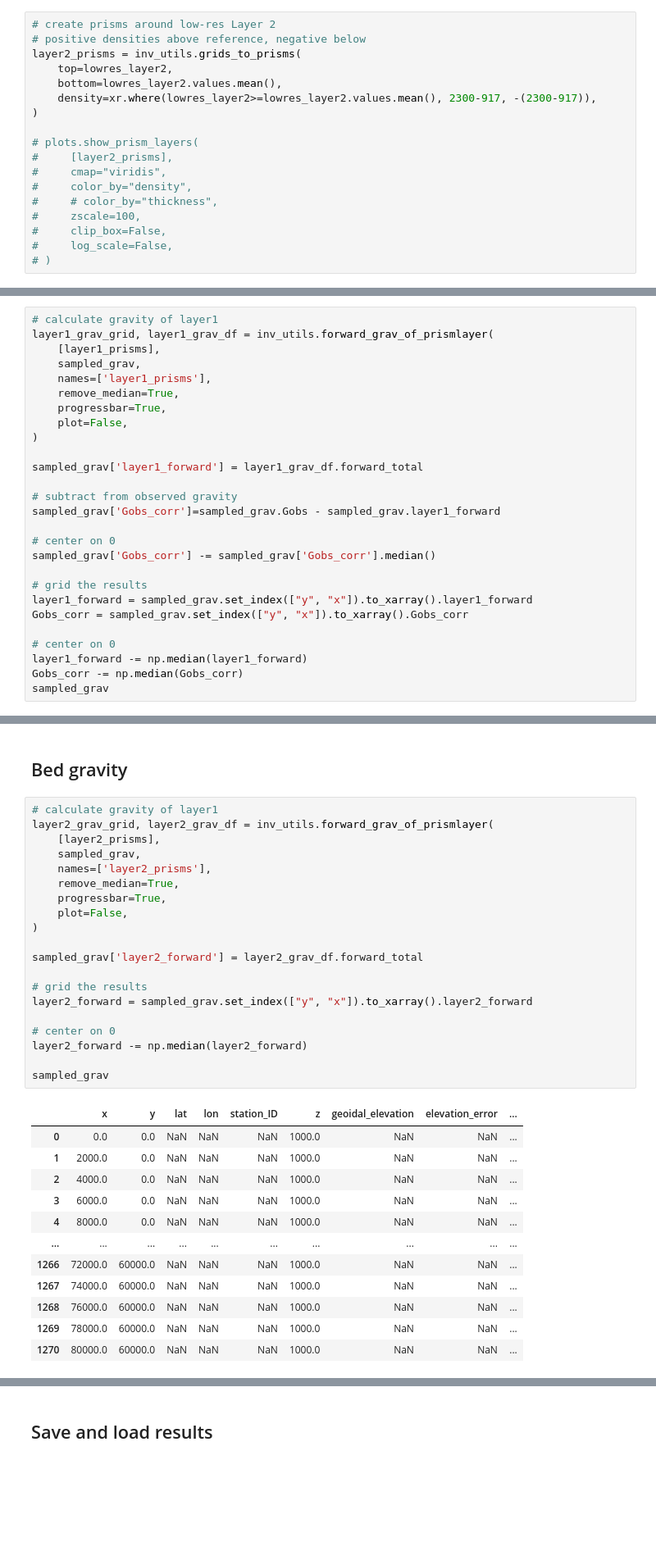
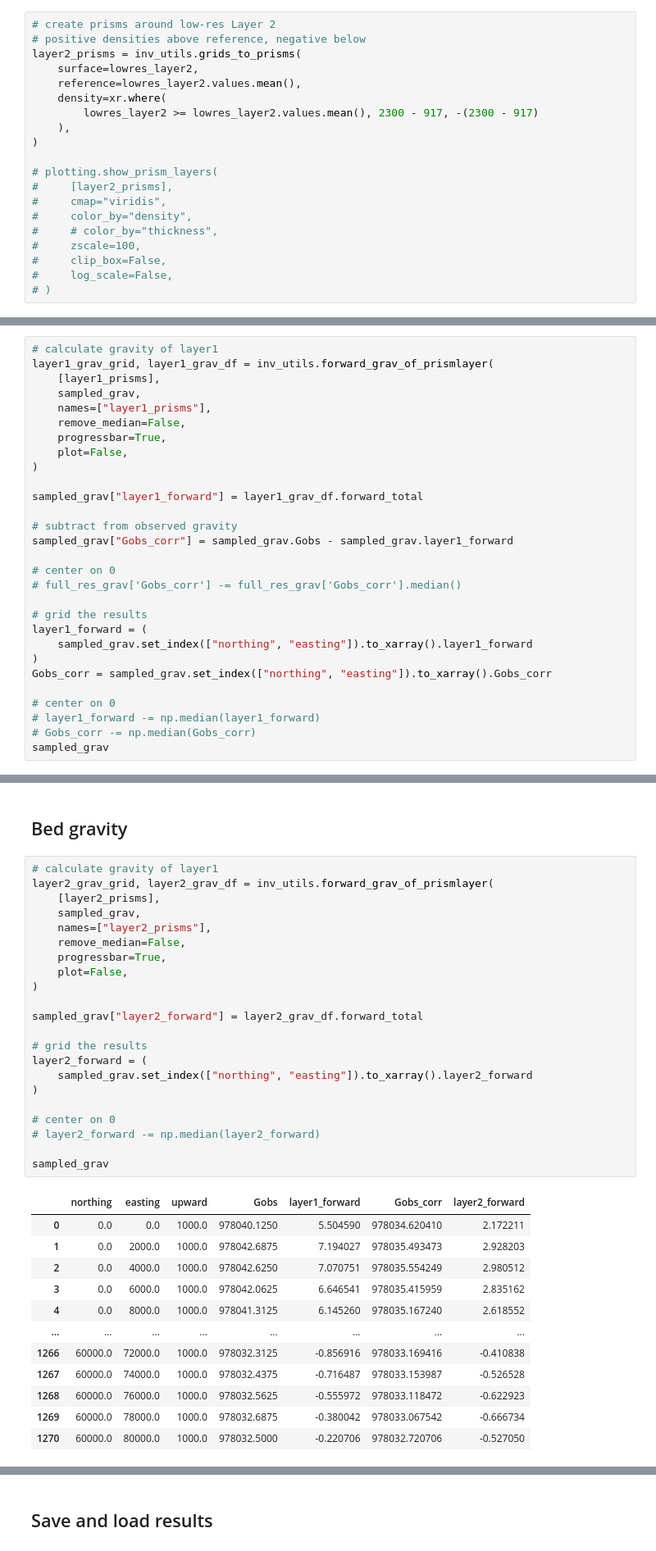
Before and after one commit to mdtanker/RIS_gravity_inversion, a Jupyter notebook: notebooks/synthetic_inversion_2layer.ipynb, the cells around one changed output, grey strips where cells are left out. Shown at 82% size. Cells and saved outputs as stored; diff of their text form; blank space fills up the shorter version.

```diff
--- a/notebooks/synthetic_inversion_2layer.ipynb
+++ b/notebooks/synthetic_inversion_2layer.ipynb
@@ -418,12 +410,14 @@ To determine $G_{misfit}$, we need to forward model the gravitational effect of
 # create prisms around low-res Layer 2
 # positive densities above reference, negative below
 layer2_prisms = inv_utils.grids_to_prisms(
-    top=lowres_layer2,
-    bottom=lowres_layer2.values.mean(),
-    density=xr.where(lowres_layer2>=lowres_layer2.values.mean(), 2300-917, -(2300-917)),
+    surface=lowres_layer2,
+    reference=lowres_layer2.values.mean(),
+    density=xr.where(
+        lowres_layer2 >= lowres_layer2.values.mean(), 2300 - 917, -(2300 - 917)
+    ),
 )
 
-# plots.show_prism_layers(
+# plotting.show_prism_layers(
 #     [layer2_prisms],
 #     cmap="viridis",
 #     color_by="density",
@@ -962,26 +1550,28 @@ plots.plot_best_inversion(
 layer1_grav_grid, layer1_grav_df = inv_utils.forward_grav_of_prismlayer(
     [layer1_prisms],
     sampled_grav,
-    names=['layer1_prisms'],
-    remove_median=True,
+    names=["layer1_prisms"],
+    remove_median=False,
     progressbar=True,
     plot=False,
 )
 
-sampled_grav['layer1_forward'] = layer1_grav_df.forward_total
+sampled_grav["layer1_forward"] = layer1_grav_df.forward_total
 
 # subtract from observed gravity
-sampled_grav['Gobs_corr']=sampled_grav.Gobs - sampled_grav.layer1_forward
+sampled_grav["Gobs_corr"] = sampled_grav.Gobs - sampled_grav.layer1_forward
 
 # center on 0
-sampled_grav['Gobs_corr'] -= sampled_grav['Gobs_corr'].median()
+# full_res_grav['Gobs_corr'] -= full_res_grav['Gobs_corr'].median()
 
 # grid the results
-layer1_forward = sampled_grav.set_index(["y", "x"]).to_xarray().layer1_forward
-Gobs_corr = sampled_grav.set_index(["y", "x"]).to_xarray().Gobs_corr
+layer1_forward = (
+    sampled_grav.set_index(["northing", "easting"]).to_xarray().layer1_forward
+)
+Gobs_corr = sampled_grav.set_index(["northing", "easting"]).to_xarray().Gobs_corr
 
 # center on 0
-layer1_forward -= np.median(layer1_forward)
-Gobs_corr -= np.median(Gobs_corr)
+# layer1_forward -= np.median(layer1_forward)
+# Gobs_corr -= np.median(Gobs_corr)
 sampled_grav
 # %% [output]
@@ -1059,33 +1593,35 @@ To determine $G_{misfit}$, we need to forward model the gravitational effect of
 # %%
 # calculate gravity of layer1
 layer2_grav_grid, layer2_grav_df = inv_utils.forward_grav_of_prismlayer(
     [layer2_prisms],
     sampled_grav,
-    names=['layer2_prisms'],
-    remove_median=True,
+    names=["layer2_prisms"],
+    remove_median=False,
     progressbar=True,
     plot=False,
 )
 
-sampled_grav['layer2_forward'] = layer2_grav_df.forward_total
+sampled_grav["layer2_forward"] = layer2_grav_df.forward_total
 
 # grid the results
-layer2_forward = sampled_grav.set_index(["y", "x"]).to_xarray().layer2_forward
+layer2_forward = (
+    sampled_grav.set_index(["northing", "easting"]).to_xarray().layer2_forward
+)
 
 # center on 0
-layer2_forward -= np.median(layer2_forward)
+# layer2_forward -= np.median(layer2_forward)
 
 sampled_grav
 # %% [output]
-|  | x | y | lat | lon | station_ID | z | geoidal_elevation | elevation_error | ... |
-| 0 | 0.0 | 0.0 | NaN | NaN | NaN | 1000.0 | NaN | NaN | ... |
-| 1 | 2000.0 | 0.0 | NaN | NaN | NaN | 1000.0 | NaN | NaN | ... |
-| 2 | 4000.0 | 0.0 | NaN | NaN | NaN | 1000.0 | NaN | NaN | ... |
-| 3 | 6000.0 | 0.0 | NaN | NaN | NaN | 1000.0 | NaN | NaN | ... |
-| 4 | 8000.0 | 0.0 | NaN | NaN | NaN | 1000.0 | NaN | NaN | ... |
-| ... | ... | ... | ... | ... | ... | ... | ... | ... | ... |
-| 1266 | 72000.0 | 60000.0 | NaN | NaN | NaN | 1000.0 | NaN | NaN | ... |
-| 1267 | 74000.0 | 60000.0 | NaN | NaN | NaN | 1000.0 | NaN | NaN | ... |
-| 1268 | 76000.0 | 60000.0 | NaN | NaN | NaN | 1000.0 | NaN | NaN | ... |
-| 1269 | 78000.0 | 60000.0 | NaN | NaN | NaN | 1000.0 | NaN | NaN | ... |
-| 1270 | 80000.0 | 60000.0 | NaN | NaN | NaN | 1000.0 | NaN | NaN | ... |
+|  | northing | easting | upward | Gobs | layer1_forward | Gobs_corr | layer2_forward |
+| 0 | 0.0 | 0.0 | 1000.0 | 978040.1250 | 5.504590 | 978034.620410 | 2.172211 |
+| 1 | 0.0 | 2000.0 | 1000.0 | 978042.6875 | 7.194027 | 978035.493473 | 2.928203 |
+| 2 | 0.0 | 4000.0 | 1000.0 | 978042.6250 | 7.070751 | 978035.554249 | 2.980512 |
+| 3 | 0.0 | 6000.0 | 1000.0 | 978042.0625 | 6.646541 | 978035.415959 | 2.835162 |
+| 4 | 0.0 | 8000.0 | 1000.0 | 978041.3125 | 6.145260 | 978035.167240 | 2.618552 |
+| ... | ... | ... | ... | ... | ... | ... | ... |
+| 1266 | 60000.0 | 72000.0 | 1000.0 | 978032.3125 | -0.856916 | 978033.169416 | -0.410838 |
+| 1267 | 60000.0 | 74000.0 | 1000.0 | 978032.4375 | -0.716487 | 978033.153987 | -0.526528 |
+| 1268 | 60000.0 | 76000.0 | 1000.0 | 978032.5625 | -0.555972 | 978033.118472 | -0.622923 |
+| 1269 | 60000.0 | 78000.0 | 1000.0 | 978032.6875 | -0.380042 | 978033.067542 | -0.666734 |
+| 1270 | 60000.0 | 80000.0 | 1000.0 | 978032.5000 | -0.220706 | 978032.720706 | -0.527050 |
```
Also changed, not shown: parts of 93 cells of this notebook, 17 other files.
